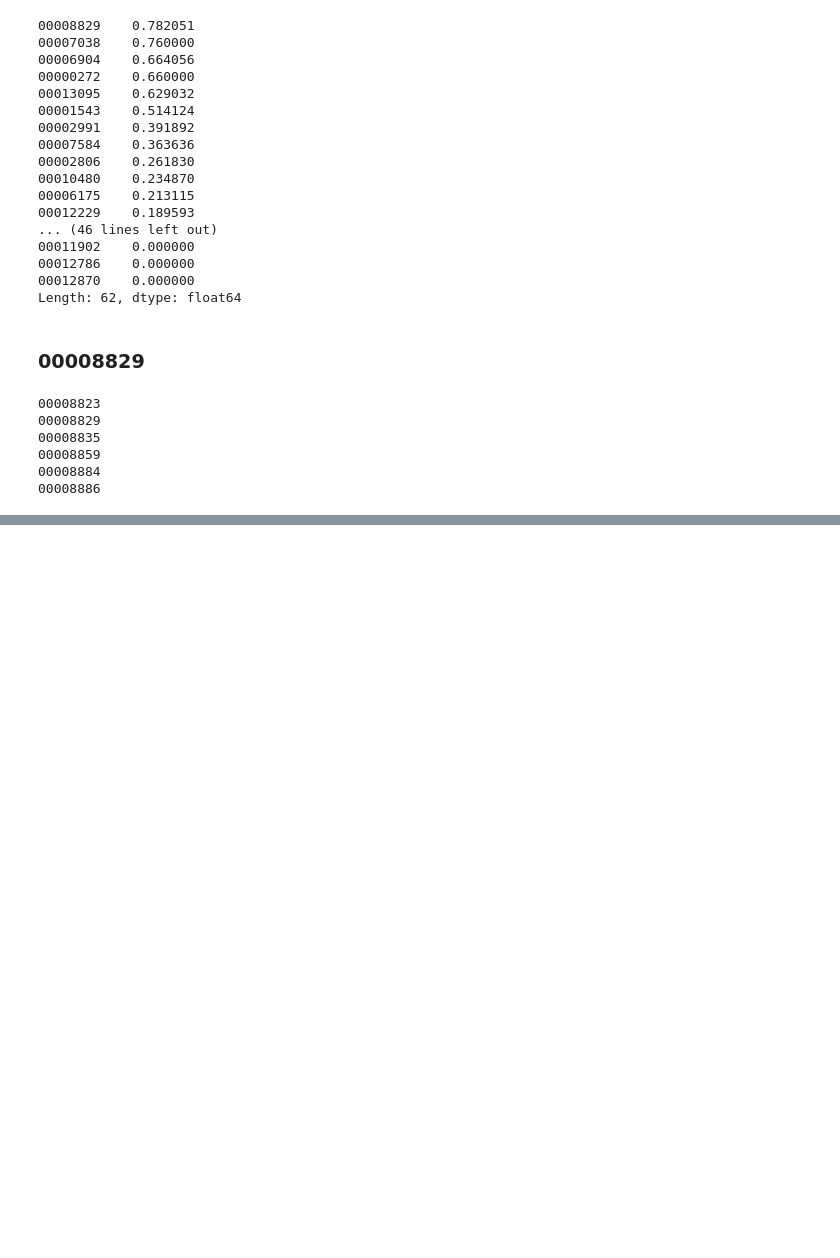
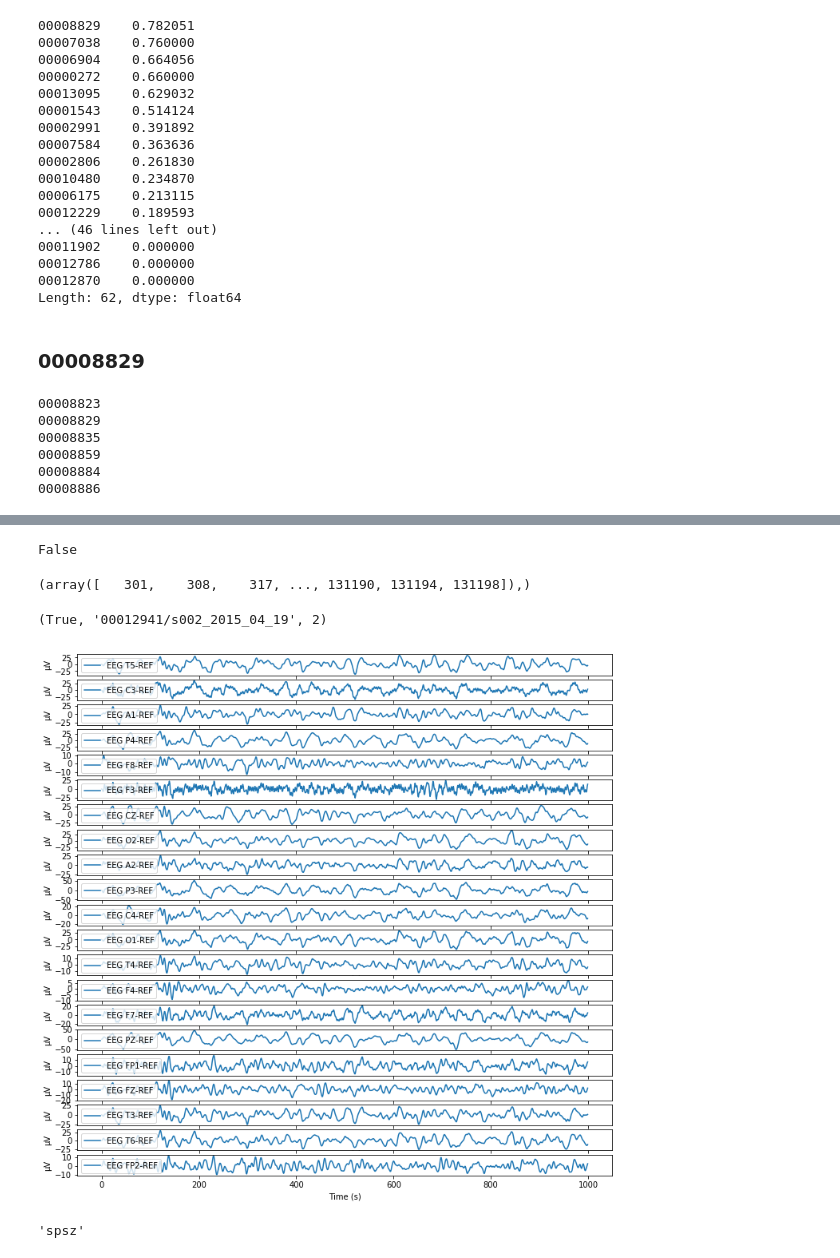
Before and after one commit to Saqibm128/eeg-tasks, a Jupyter notebook: notebooks/Seizure CNN Exploration.ipynb, the cells around one changed output, grey strips where cells are left out. Drawn from its saved outputs; the diff is of its cells as text; code cells hidden in the pictures; blank space fills up the shorter version.

```diff
--- a/notebooks/Seizure CNN Exploration.ipynb
+++ b/notebooks/Seizure CNN Exploration.ipynb
@@ -2686,0 +2730,26 @@ ls /home/ms994/v1.5.0/edf/train/01_tcp_ar/088/
+# %%
+train_subtype_labels == 2
+# %% [output]
+False
+# %%
+np.where(np.array(train_seizure_labels) & (train_seizure_labels != seizure_pred) & (np.array(train_subtype_labels) == 2))
+# %% [output]
+(array([   301,    308,    317, ..., 131190, 131194, 131198]),)
+# %%
+index=131198
+print(train_edss[index][1])
+fig = plt.figure(figsize=(12,12))
+data = pd.DataFrame(train_edss[index][0], columns=util_funcs.get_common_channel_names())
+for i in range(21):
+    ax = plt.subplot(21, 1, i+1)
+    plt.plot(data[data.columns[i]])
+    plt.legend([data.columns[i]], loc='upper left')
+    plt.xlabel("Time (s)")
+    plt.ylabel("μV")
+# %% [output]
+(True, '00012941/s002_2015_04_19', 2)
+[figure, added]
+# %%
+constants.SEIZURE_SUBTYPES[3]
+# %% [output]
+'spsz'
```
Also changed, not shown: parts of 11 cells of this notebook, 5 other files.
